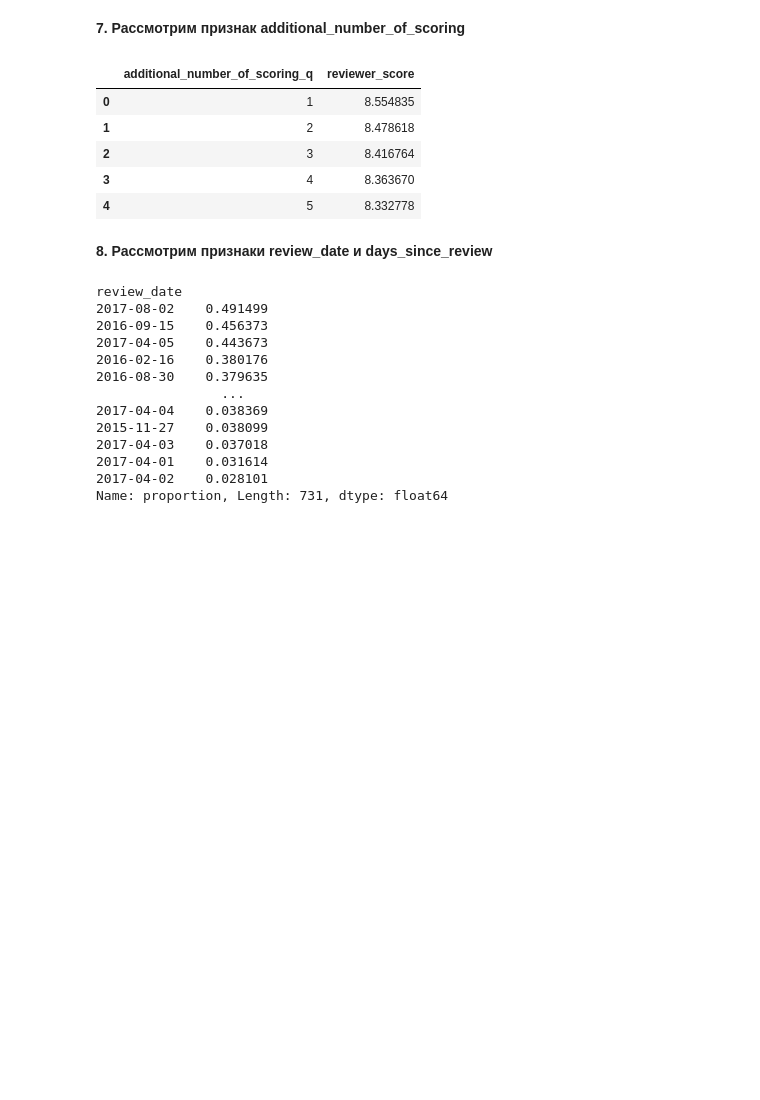
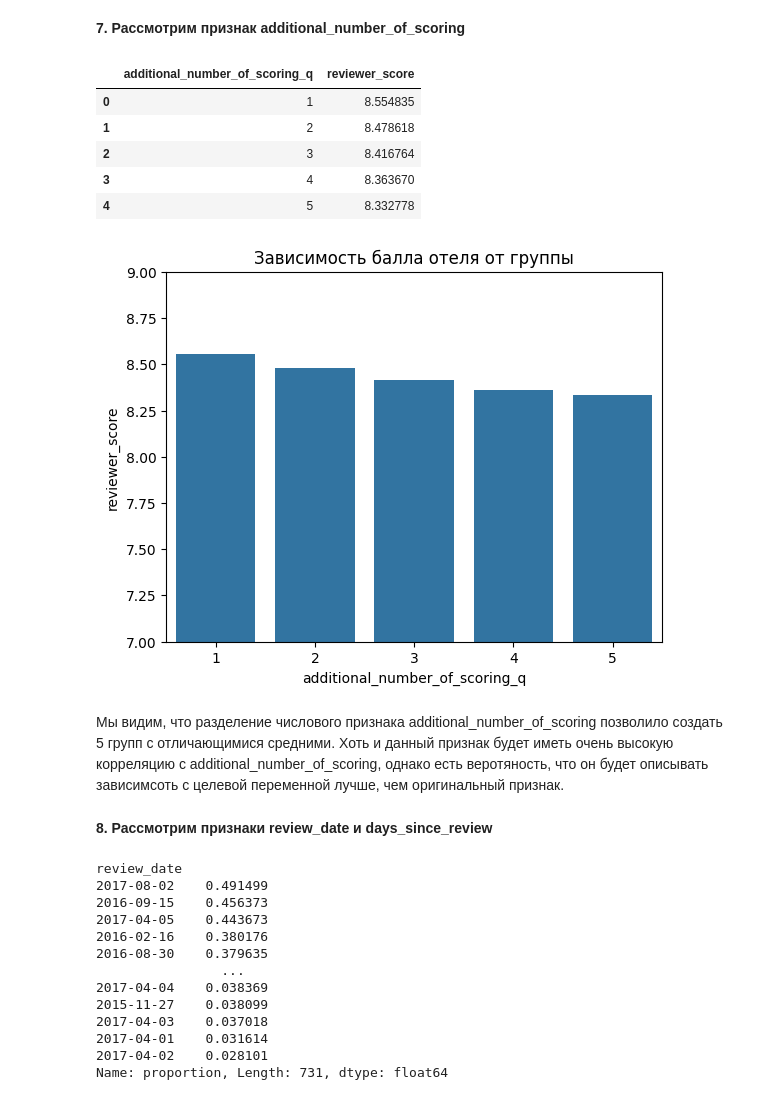
Before and after one commit to AlexKosuhin/SF_data_science, a Jupyter notebook: project_3_EDA.ipynb, the cells around one changed output. Saved outputs shown, nothing was run; the diff lists cells and outputs as text; code cells hidden in the pictures; blank space fills up the shorter version.

```diff
--- a/project_3_EDA.ipynb
+++ b/project_3_EDA.ipynb
@@ -641,6 +640,15 @@ data_add
 | 2 | 3 | 8.416764 |
 | 3 | 4 | 8.363670 |
 | 4 | 5 | 8.332778 |
+# %%
+data_add = df.groupby('additional_number_of_scoring_q')['reviewer_score'].mean()
+barplot = sns.barplot(data_add)
+barplot.set_ylim(7, 9)
+barplot.set_title('Зависимость балла отеля от группы');
+# %% [output]
+[figure, added]
+# %% [markdown]
+Мы видим, что разделение числового признака additional_number_of_scoring позволило создать 5 групп с отличающимися средними. Хоть и данный признак будет иметь очень высокую корреляцию с additional_number_of_scoring, однако есть веротяность, что он будет описывать зависимсоть с целевой переменной лучше, чем оригинальный признак.
 # %% [markdown]
 **8. Рассмотрим признаки review_date и days_since_review**
 # %%
```
Also changed, not shown: parts of 15 cells of this notebook, 3 other files.
